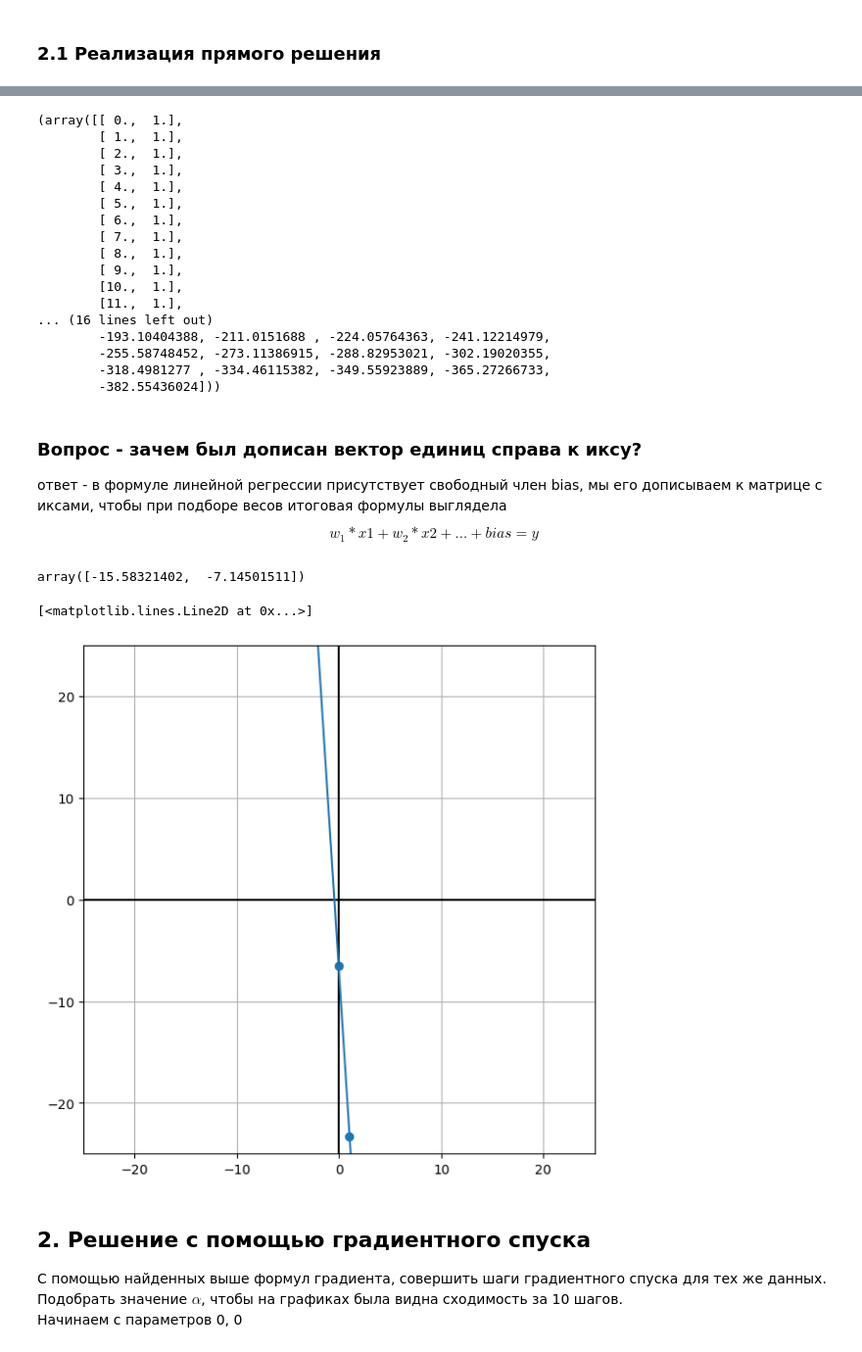
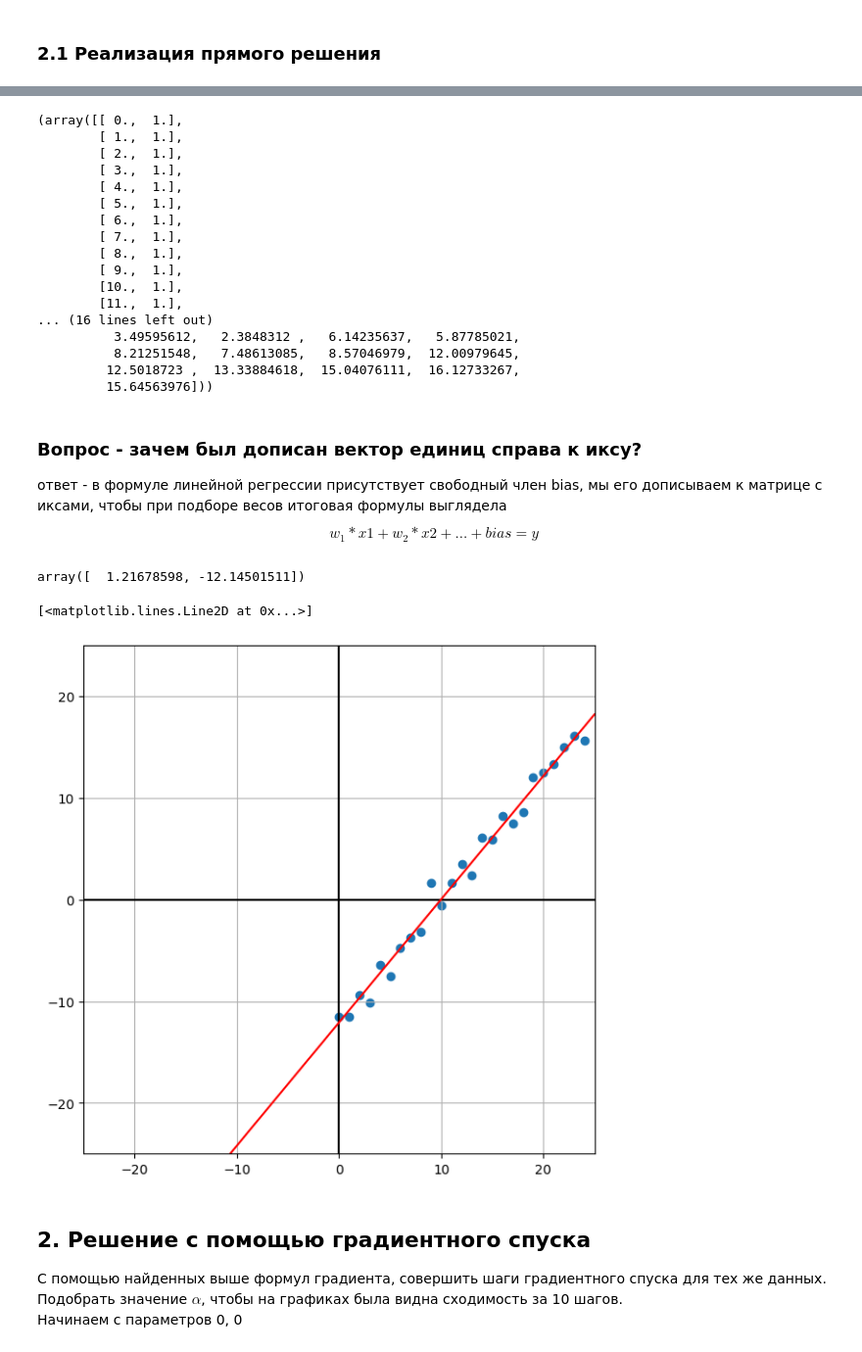
Before and after one commit to SofiyaPovargo/ML_edu_projects, a Jupyter notebook: lab-linear-regression.ipynb, the cells around one changed output, grey strips where cells are left out. Shown: that part at 98% size. Saved outputs shown, nothing was run; the diff lists cells and outputs as text; code cells hidden in the pictures.

Commit message:
Добавлен файл lab-linear-regression.ipynb

```diff
--- a/lab-linear-regression.ipynb
+++ b/lab-linear-regression.ipynb
@@ -22,17 +24,20 @@ import numpy as np
 import matplotlib.pyplot as plt
 # %%
 # ваши параметры по вариантам
-a_orig = ((-1)^12)*0.1*12 # по формуле (-1)^n * 0.1 * n, n - номер в списке группы
-b_orig = 12*(-1)^(13) # по формуле n*(-1)^(n+1), где n - номер в списке группы
-random_state = 12 # х, где х - номер в списке группы
+n = 12
+a_orig = (-1)**n * 0.1 * n # по формуле (-1)^n * 0.1 * n, n - номер в списке группы
+b_orig = n * (-1)**(n+1) # по формуле n*(-1)^(n+1), где n - номер в списке группы
+random_state = n
 
 # это тот самый столбец который мы и должны отыскать будем нашими методами.
 # сейчас конечно мы его знаем наперед потому что нам надо создать данные
 # но в жизни мы изначально этих чисел не знаем и в жизни задача в том чтобы их найти
 x_orig = np.array([a_orig, b_orig])
+print(f"Искомые параметры: a = {a_orig:.1f}, b = {b_orig:.1f}")
 
 np.random.seed(random_state)
 
+#матрица А с добавлением вектора единиц справа к иксу
 A = np.stack([np.arange(0, 25), np.ones(25)]).T
 
 # @ - операция матричного умножения в библиотеке NumPy
@@ -69,10 +75,10 @@ A, y
         [10.,  1.],
         [11.,  1.],
 ... (16 lines left out)
-        -193.10404388, -211.0151688 , -224.05764363, -241.12214979,
-        -255.58748452, -273.11386915, -288.82953021, -302.19020355,
-        -318.4981277 , -334.46115382, -349.55923889, -365.27266733,
-        -382.55436024]))
+          3.49595612,   2.3848312 ,   6.14235637,   5.87785021,
+          8.21251548,   7.48613085,   8.57046979,  12.00979645,
+         12.5018723 ,  13.33884618,  15.04076111,  16.12733267,
+         15.64563976]))
 # %% [markdown]
 ### Вопрос - зачем был дописан вектор единиц справа к иксу?
 
@@ -82,31 +88,31 @@ A, y
 a_b_analytical = np.linalg.inv(A.T @ A)@A.T@y
 a_b_analytical
 # %% [output]
-array([-15.58321402,  -7.14501511])
+array([  1.21678598, -12.14501511])
 # %%
 # постройте линию которая вышла рядом с изначальными данными
 
 
 # изначальные данные
 f, ax = plt.subplots(figsize=(7, 7))
 
 plt.scatter(A[:, 0], y)
 ax.set_xlim(-25, 25)
 ax.set_ylim(-25, 25)
 ax.axvline(0, color='black')
 ax.axhline(0, color='black')
 ax.grid(True)
 
 # линия которая обучилась
 # нужно вместо троеточий подсчитать значения y которые
 # получаются при полученных параметрах линии
 # в точках x1 = -25, x2 = 25, этим мы построим линию по 2 точкам
 x_line = np.array([-25, 25])
 y_line = a_b_analytical[0] * x_line + a_b_analytical[1]
-ax.plot(x_line, y_line)
+ax.plot(x_line, y_line, color='red')
 # %% [output]
 [<matplotlib.lines.Line2D at 0x...>]
-[figure, old version]
+[figure, new version]
 # %% [markdown]
 ## 2. Решение с помощью градиентного спуска
 
```
Also changed, not shown: parts of 5 cells of this notebook.
